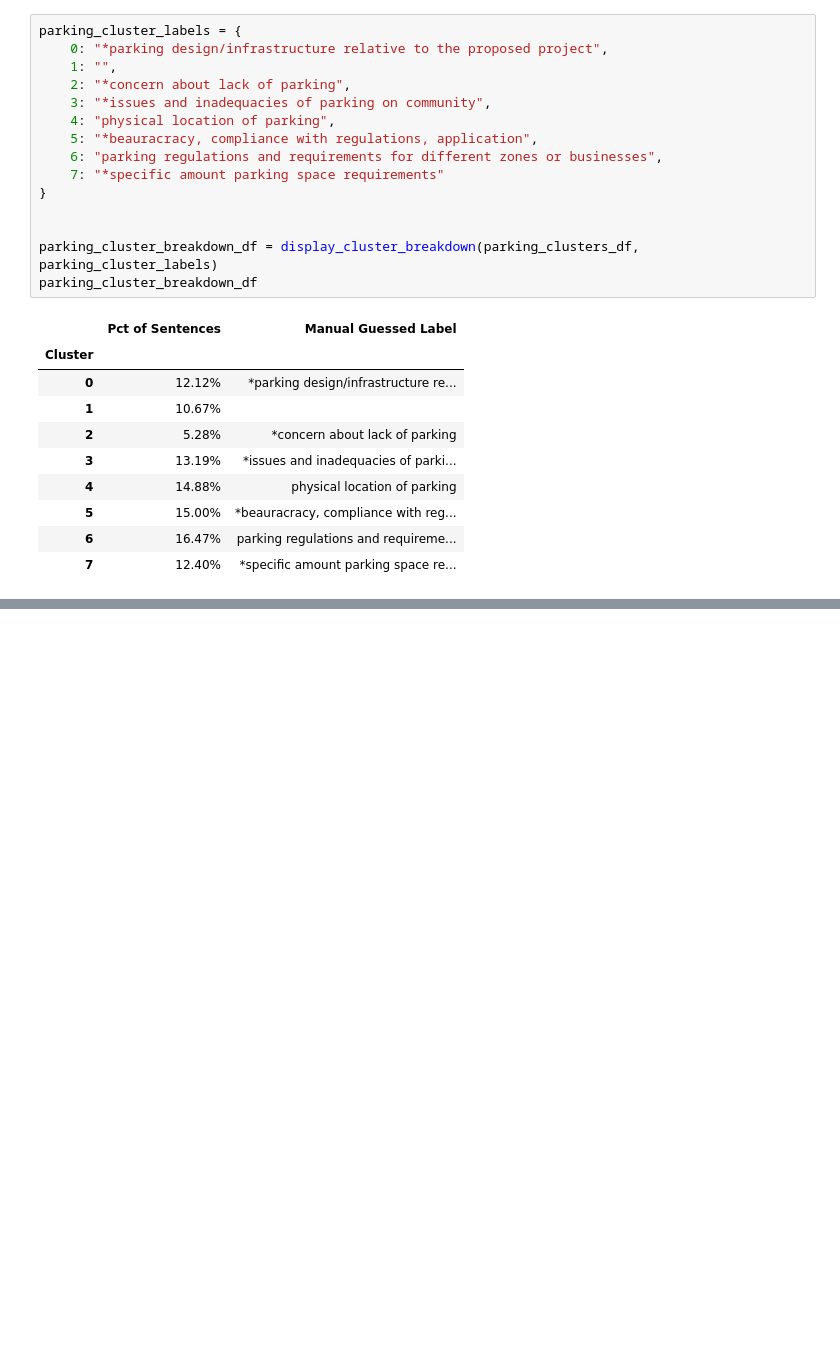
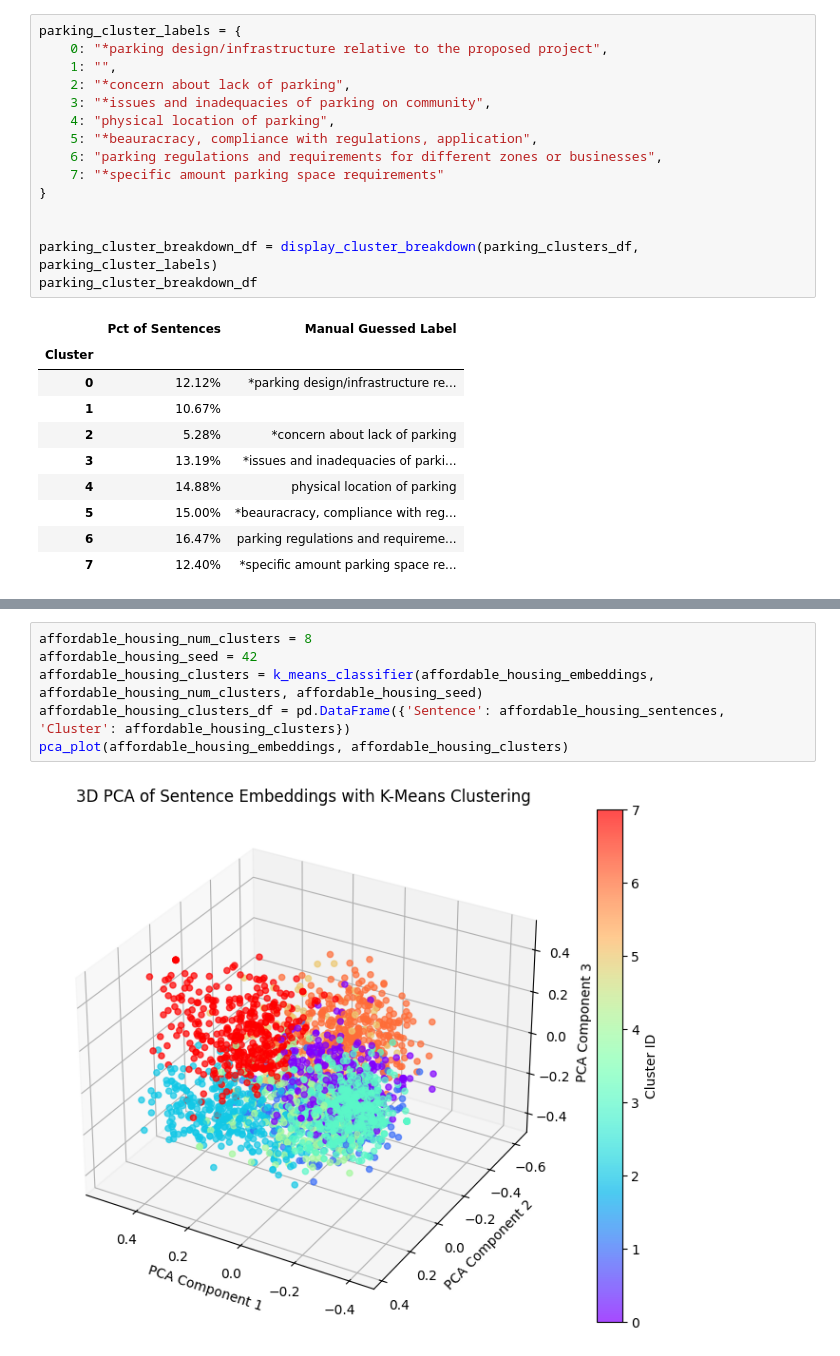
Before and after one commit to mpham8/kestelman-research, a Jupyter notebook: text-data-context/k-mean-clustering.ipynb, the cells around one changed output, grey strips where cells are left out. Cells and saved outputs as stored; diff of their text form; blank space fills up the shorter version.

```diff
--- a/text-data-context/k-mean-clustering.ipynb
+++ b/text-data-context/k-mean-clustering.ipynb
@@ -184,0 +251,8 @@ Topic: Parking
+# %%
+affordable_housing_num_clusters = 8
+affordable_housing_seed = 42
+affordable_housing_clusters = k_means_classifier(affordable_housing_embeddings, affordable_housing_num_clusters, affordable_housing_seed)
+affordable_housing_clusters_df = pd.DataFrame({'Sentence': affordable_housing_sentences, 'Cluster': affordable_housing_clusters})
+pca_plot(affordable_housing_embeddings, affordable_housing_clusters)
+# %% [output]
+[figure, added]
```
Also changed, not shown: parts of 17 cells of this notebook.
